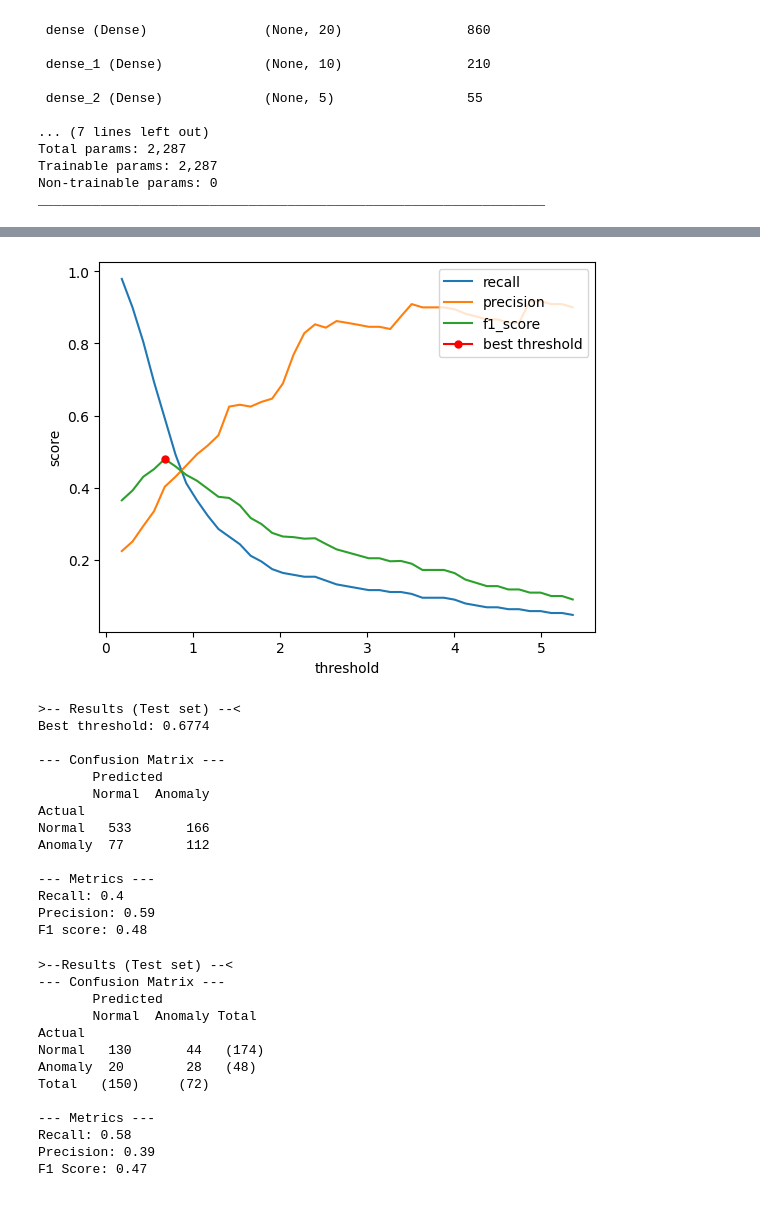
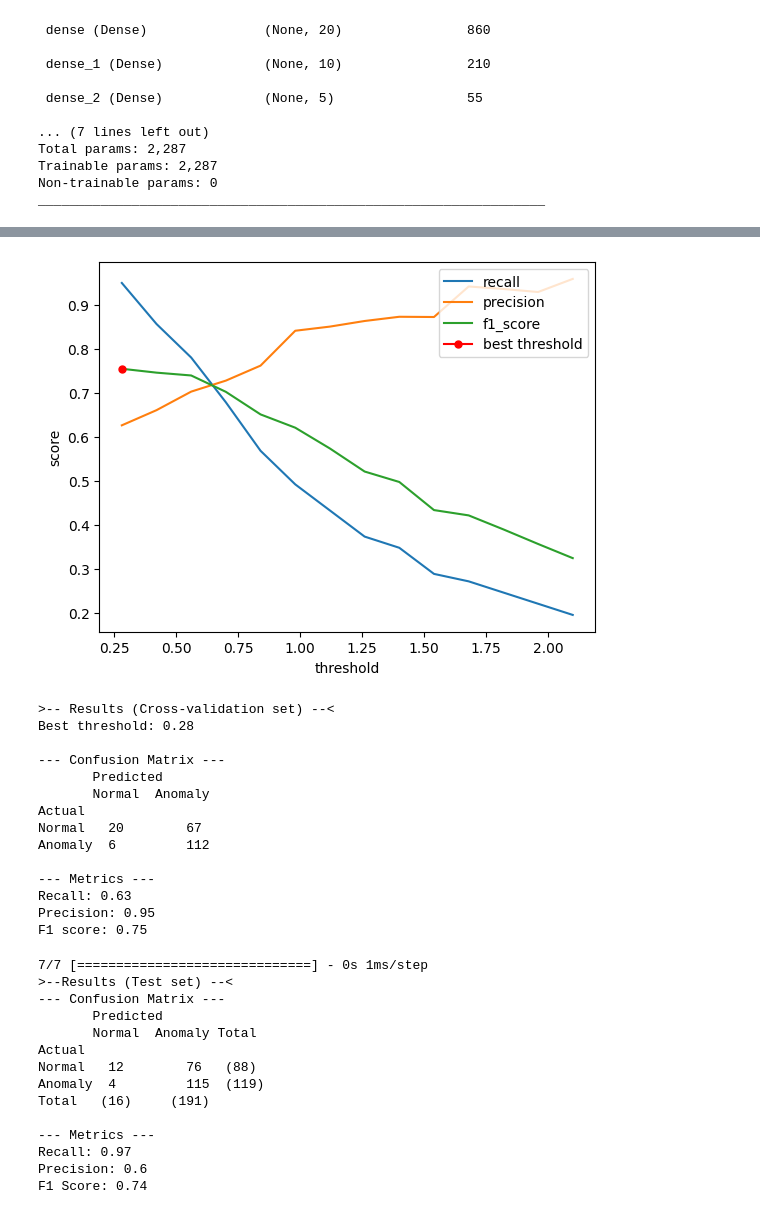
Before and after one commit to jstringara/Fintech, a Jupyter notebook: BC3/autoencoder.ipynb, the cells around one changed output, grey strips where cells are left out. Saved outputs shown, nothing was run; the diff lists cells and outputs as text; code cells hidden in the pictures.

```diff
--- a/BC3/autoencoder.ipynb
+++ b/BC3/autoencoder.ipynb
@@ -19,6 +38,6 @@ we deleted the '.' from the thousands separator and replace the ',' with '.' for
 # %%
-# load the data from the file 'EWS.csv', delimiter is ';', read column 'Data' as datetime and all others as floats
-data = pd.read_csv('EWS.csv', delimiter=';', parse_dates=['Data'], dayfirst=True)
+# load the data from the file 'EWS.csv' and read column 'Data' as datetime and all others as floats
+data = pd.read_csv('EWS.csv', parse_dates=['Data'], dayfirst=True)
 # only take the first column of the data as Y
 Y = data.iloc[:,0]
 # take the rest of the columns as X
@@ -197,10 +252,10 @@ for learning_rate in learning_rates:
     # Compile and train the model with the current learning rate
     # use the mean squared error as loss function
     model.compile(optimizer=Adam(learning_rate=learning_rate), loss='mse')
-    # set the early stopping callback to stop the training if the validation loss does not decrease for 20 epochs and restore the best weights
+    # set the early stopping callback to stop the training if the validation loss does not decrease for 10 epochs and restore the best weights
     early_stopping = EarlyStopping(monitor='val_loss', patience=10, restore_best_weights=True, verbose=1)
-    # train and validate the model on the training set
-    history = model.fit(X_train, X_train, epochs=epochs, batch_size=batch_size, validation_split=0.2, callbacks=[early_stopping])
+    # train and validate the model on the training set and the cross-validation set
+    history = model.fit(X_train, X_train, epochs=epochs, batch_size=batch_size, shuffle=True, validation_data=(X_cv, X_cv), verbose=1, callbacks=[early_stopping])
     # add its best epoch to the vector of best epochs
     best_epoch = np.argmin(history.history['val_loss'])
     best_epochs[np.where(learning_rates == learning_rate)[0][0]] = best_epoch
@@ -267,7 +322,7 @@ Best learning rate: 0.048
 # Compile and train the model for the best learning rate
 model.compile(optimizer=Adam(learning_rate=0.0001), loss='mse')
 early_stopping = EarlyStopping(monitor='val_loss', patience=20, restore_best_weights=True, verbose=1)
-history = model.fit(X_train, X_train, epochs=100, batch_size=32, shuffle=True, validation_split=0.2, verbose=1, callbacks=[early_stopping])
+history = model.fit(X_train, X_train, epochs=100, batch_size=32, shuffle=True, validation_data=(X_cv, X_cv), verbose=1, callbacks=[early_stopping])
 # get the best epoch and the best loss
 best_epoch = np.argmin(history.history['val_loss'])
 best_loss = history.history['val_loss'][best_epoch]
@@ -317,0 +363,5 @@ reconstruction_errors_train = np.mean(np.power(X_train - prediction_train, 2), a
+# %%
+# Make a predicition on the validation set
+prediction_cv = model.predict(X_cv)
+# get the mean squared errors for the predictions on the validation set
+mse_cv = np.mean(np.power(X_cv - prediction_cv, 2), axis=1)
@@ -318,7 +370,8 @@ reconstruction_errors_train = np.mean(np.power(X_train - prediction_train, 2), a
 # %%
-# find the best threshold for the reconstruction error (on the training set)
+# find the best threshold for the reconstruction error (on the validation set)
+
 # create a vector of 100 values between the minimum and maximum reconstruction error
-thresholds = np.linspace(np.min(reconstruction_errors_train), np.max(reconstruction_errors_train), 200)
+thresholds = np.linspace(np.min(mse_cv), np.max(mse_cv), 100)
 # create a dataframe with first column the thresholds above, then a column for true positives, false positives, true negatives and false negatives, then a column for recall, precision and f1 score
 df = pd.DataFrame(thresholds, columns=['threshold'])
 df['tp'] = np.zeros(len(thresholds))
@@ -329,38 +382,38 @@ df['recall'] = np.zeros(len(thresholds))
 df['precision'] = np.zeros(len(thresholds))
 df['f1_score'] = np.zeros(len(thresholds))
 
 # for each threshold
 for threshold in thresholds:
     # create the confusion matrix
-    tp = np.sum(np.logical_and(reconstruction_errors_train > threshold, Y_train == 1))
-    fp = np.sum(np.logical_and(reconstruction_errors_train > threshold, Y_train == 0))
-    tn = np.sum(np.logical_and(reconstruction_errors_train <= threshold, Y_train == 0))
-    fn = np.sum(np.logical_and(reconstruction_errors_train <= threshold, Y_train == 1))
+    tp = np.sum(np.logical_and(mse_cv > threshold,  Y_cv== 1))
+    fp = np.sum(np.logical_and(mse_cv > threshold,  Y_cv== 0))
+    tn = np.sum(np.logical_and(mse_cv <= threshold, Y_cv == 0))
+    fn = np.sum(np.logical_and(mse_cv <= threshold, Y_cv == 1))
     # store the confusion matrix in the dataframe
     df.loc[df['threshold'] == threshold, 'tp'] = tp
     df.loc[df['threshold'] == threshold, 'fp'] = fp
     df.loc[df['threshold'] == threshold, 'tn'] = tn
     df.loc[df['threshold'] == threshold, 'fn'] = fn
 
 # delete all the rows with a zero in the confusion matrix
 df = df[(df[['tp', 'fp', 'tn', 'fn']] != 0).all(axis=1)]
 # calculate the recall, precision and f1 score for each threshold
 df['recall'] = df['tp']/(df['tp']+df['fn'])
 df['precision'] = df['tp']/(df['tp']+df['fp'])
 df['f1_score'] = 2*df['precision']*df['recall']/(df['precision']+df['recall'])
 
 # plot the recall, precision and f1 score for each threshold
 plt.plot(df['threshold'], df['recall'])
 plt.plot(df['threshold'], df['precision'])
 plt.plot(df['threshold'], df['f1_score'])
 # plot the best threshold and the best f1 score
 plt.plot(df.loc[df['f1_score'].idxmax(), 'threshold'], df.loc[df['f1_score'].idxmax(), 'f1_score'], marker='o', markersize=5, color="red")
 plt.xlabel('threshold')
 plt.ylabel('score')
 plt.legend(['recall', 'precision', 'f1_score', 'best threshold'], loc='upper right')
 plt.show()
 # %% [output]
-[figure, old version]
+[figure, new version]
 # %%
 # computing
 
@@ -371,10 +424,10 @@ tp = df.loc[df['threshold'] == best_threshold, 'tp'].values[0]
 fp = df.loc[df['threshold'] == best_threshold, 'fp'].values[0]
 tn = df.loc[df['threshold'] == best_threshold, 'tn'].values[0]
 fn = df.loc[df['threshold'] == best_threshold, 'fn'].values[0]
-# compute the recall, precision and f1 score for the best threshold
-recall = tp/(tp+fn)
-precision = tp/(tp+fp)
-f1_score = 2*tp/(2*tp+fp+fn)
+# extract the recall, precision and f1 score for the best threshold
+recall = df.loc[df['threshold'] == best_threshold, 'recall'].values[0]
+precision = df.loc[df['threshold'] == best_threshold, 'precision'].values[0]
+f1_score = df.loc[df['threshold'] == best_threshold, 'f1_score'].values[0]
 
 # transform the tp, fp, tn and fn into strings and add spaces to align the confusion matrix
 tp = str(int(tp)) + ' '*(4-len(str(int(tp))))
@@ -384,7 +437,7 @@ fn = str(int(fn)) + ' '*(4-len(str(int(fn))))
 
 # print the results (best threshold, confusion matrix and metrics)
 print(
-f""">-- Results (Test set) --<
+f""">-- Results (Cross-validation set) --<
 Best threshold: {round(best_threshold,4)}
 
 --- Confusion Matrix ---
@@ -400,23 +453,27 @@ Precision: {round(recall,2)}
 F1 score: {round(f1_score,2)}
 """)
 # %% [output]
->-- Results (Test set) --<
-Best threshold: 0.6774
+>-- Results (Cross-validation set) --<
+Best threshold: 0.28
 
 --- Confusion Matrix ---
        Predicted
        Normal  Anomaly
 Actual
-Normal   533       166
-Anomaly  77        112
+Normal   20        67
+Anomaly  6         112
 
 --- Metrics ---
-Recall: 0.4
-Precision: 0.59
-F1 score: 0.48
+Recall: 0.63
+Precision: 0.95
+F1 score: 0.75
 # %%
+# Make a prediction on the test set
+prediction_test = model.predict(X_test)
+# get the mean squared errors for the predictions on the test set
+mse_test = np.mean(np.power(X_test - prediction_test, 2), axis=1)
 # use the best threshold to make predictions on the test set
-predictions = np.where(reconstruction_errors > best_threshold, 1, 0)
+predictions = np.where(mse_test > best_threshold, 1, 0)
 # compute the number of actual anomalies and normal points in the test set
 actual_anomalies = np.sum(Y_test == 1)
 actual_normals = np.sum(Y_test == 0)
@@ -458,16 +515,17 @@ F1 Score: {round(f1_score,2)}
 """
 )
 # %% [output]
+7/7 [==============================] - 0s 1ms/step
 >--Results (Test set) --<
 --- Confusion Matrix ---
        Predicted
        Normal  Anomaly Total
 Actual
-Normal   130       44   (174)
-Anomaly  20        28   (48)
-Total   (150)     (72)
+Normal   12        76   (88)
+Anomaly  4         115  (119)
+Total   (16)     (191)
 
 --- Metrics ---
-Recall: 0.58
-Precision: 0.39
-F1 Score: 0.47
+Recall: 0.97
+Precision: 0.6
+F1 Score: 0.74
```
Also changed, not shown: parts of 23 cells of this notebook, 2 other files.
